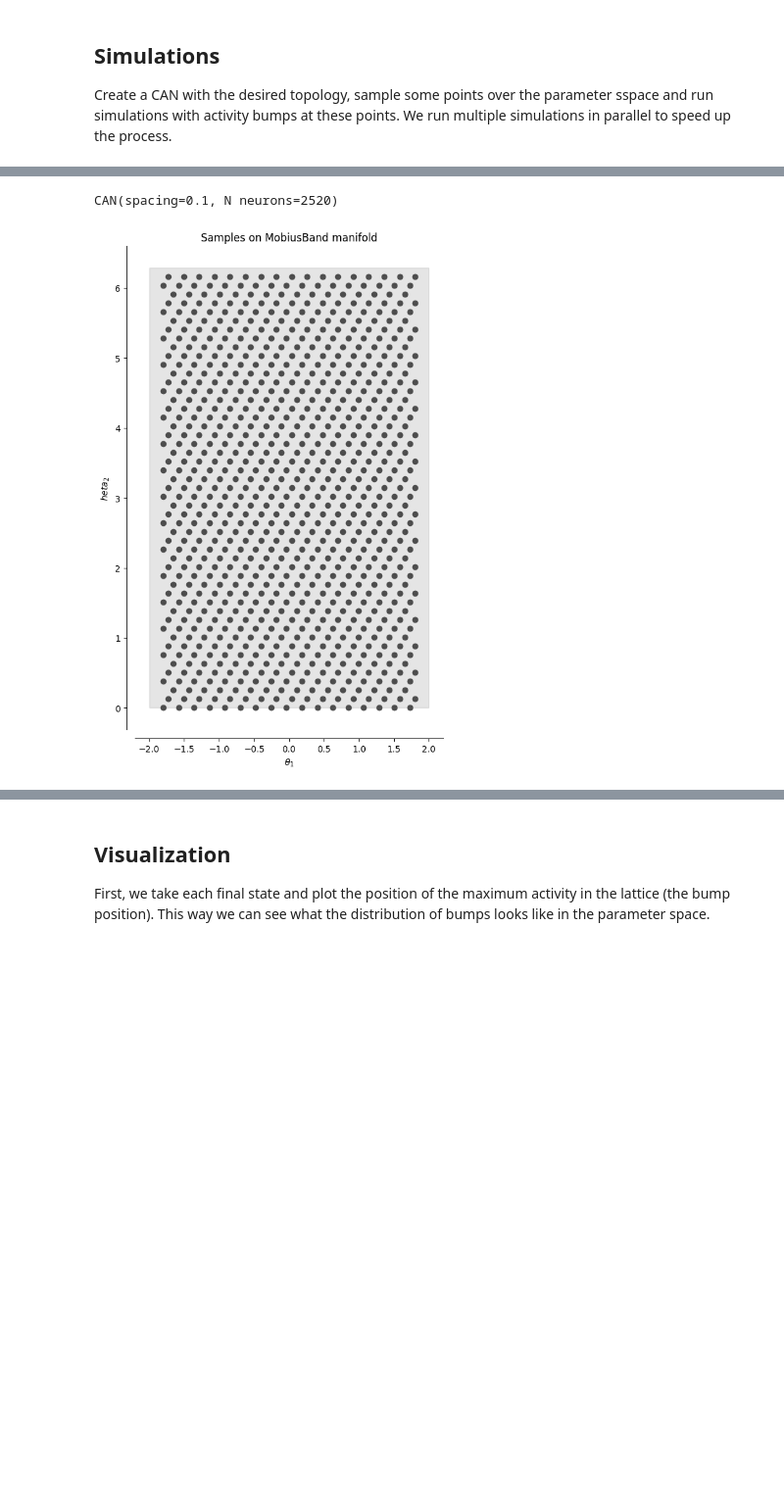
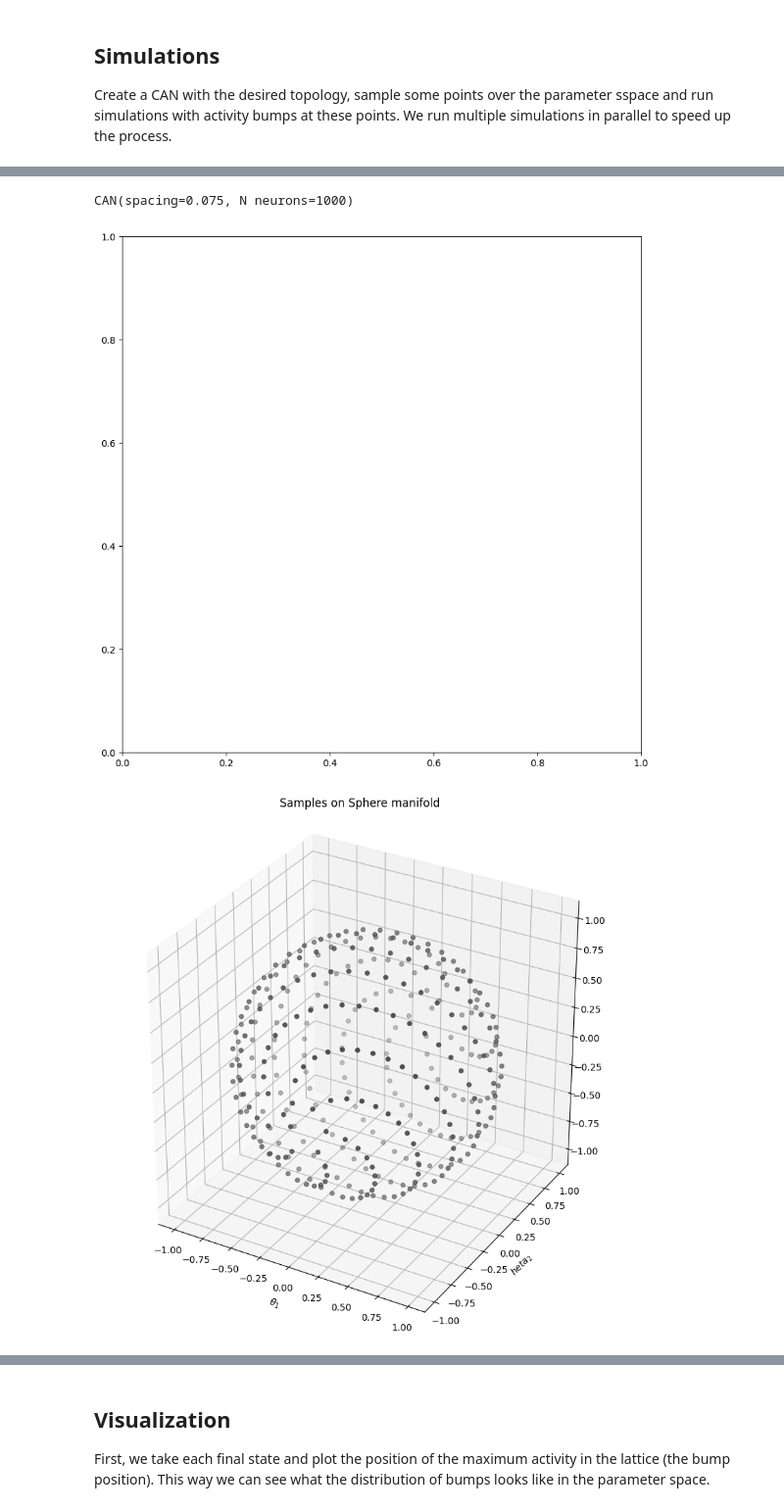
Before and after one commit to FieteLab/MADE, a Jupyter notebook: made/notebooks/visualize_activity_manifold.ipynb, the cells around one changed output, grey strips where cells are left out. Shown at 98% size. Saved outputs shown, nothing was run; the diff lists cells and outputs as text; code cells hidden in the pictures; blank space fills up the shorter version.

Commit message:
sphere working

```diff
--- a/made/notebooks/visualize_activity_manifold.ipynb
+++ b/made/notebooks/visualize_activity_manifold.ipynb
@@ -11,13 +12,30 @@ from made.visuals import clean_axes
 # %% [markdown]
 # Set parameters
 # %%
-TOPOLOGY = 'MobiusBand'  # change the manifold topology
-N_SAMPLES = 50  # increase this for more dense sampling, especially for 1D manifolds
+TOPOLOGY = 'Sphere'  # change the manifold topology
+N_SAMPLES = 1000  # increase this for more dense sampling, especially for 1D manifolds
 N_SIMULATION_STEPS = 25
 
 
-pads = dict(Plane=[0.1, 0.1], Torus=[0, 0], Cylinder=[0.2, 0.0], Line=[0.2, ], Ring=[0, ], MobiusBand=[0.2, 0.])
+pads = dict(
+    Plane=[0.1, 0.1],
+    Torus=[0, 0],
+    Cylinder=[0.2, 0.0],
+    Line=[0.2, ],
+    Ring=[0, ],
+    MobiusBand=[0.2, 0.],
+    Sphere=[0, 0, 0],
+    )
 PAD = pads[TOPOLOGY]
+
+if TOPOLOGY in ['Line', 'Ring'] and N_SAMPLES < 200:
+    logger.warning(f"For {TOPOLOGY} manifold, N_SAMPLES should be at least 200 for good sampling")
+
+if TOPOLOGY == 'Sphere' and N_SAMPLES < 1000:
+    logger.warning(f"For {TOPOLOGY} manifold, N_SAMPLES should be at least 1000 for good sampling")
+
+if TOPOLOGY in ['Plane', 'Torus', 'Cylinder', 'MobiusBand'] and N_SAMPLES > 100:
+    logger.warning(f"For {TOPOLOGY} manifold, N_SAMPLES should be <100 since we'll actually take the square of this number of samples")
 # %% [markdown]
 ## Simulations
 Create a CAN with the desired topology, sample some points over the parameter sspace and run simulations with
@@ -36,6 +54,10 @@ f, ax = plt.subplots(1, 1, figsize=(10, 10))
 can.manifold.visualize(ax)
 if can.manifold.dim == 1:
     ax.scatter(samples[:, 0], np.zeros_like(samples[:, 0]), color=[.3, .3, .3])
+elif isinstance(can.manifold, manifolds.Sphere):
+    f = plt.figure(figsize=(10, 10))
+    ax = f.add_subplot(111, projection='3d')
+    ax.scatter(samples[:, 0], samples[:, 1], samples[:, 2], color=[.3, .3, .3])
 else:
     ax.scatter(samples[:, 0], samples[:, 1], color=[.3, .3, .3])
 
@@ -46,5 +68,6 @@ plt.show()
-CAN(spacing=0.1, N neurons=2520)
+CAN(spacing=0.075, N neurons=1000)
-[figure, old version]
+[figure, new version]
+[figure, added]
 # %%
 final_states = simulate_many_with_initial_states(can, samples, N_SIMULATION_STEPS)
 logger.info(f'Matrix of final states has shape: {final_states.shape}')
```
Also changed, not shown: parts of 5 cells of this notebook, 5 other files.
